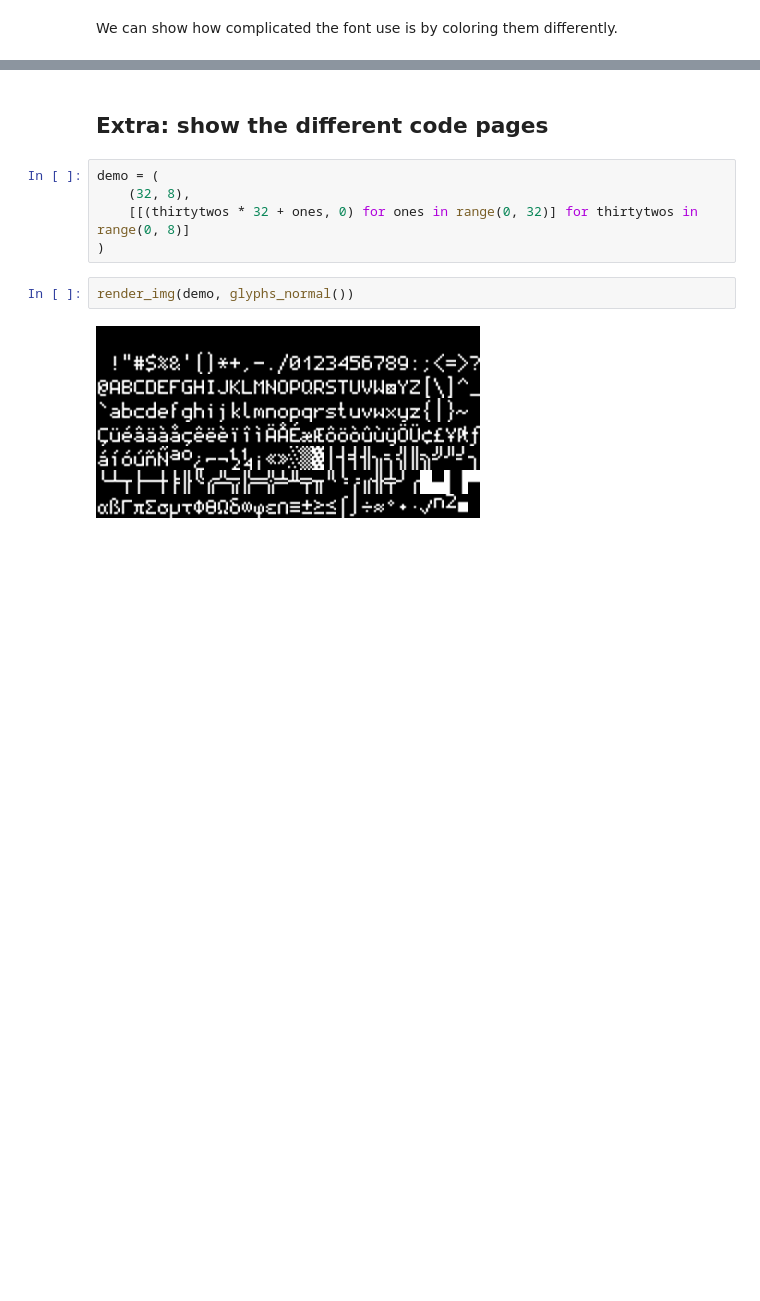
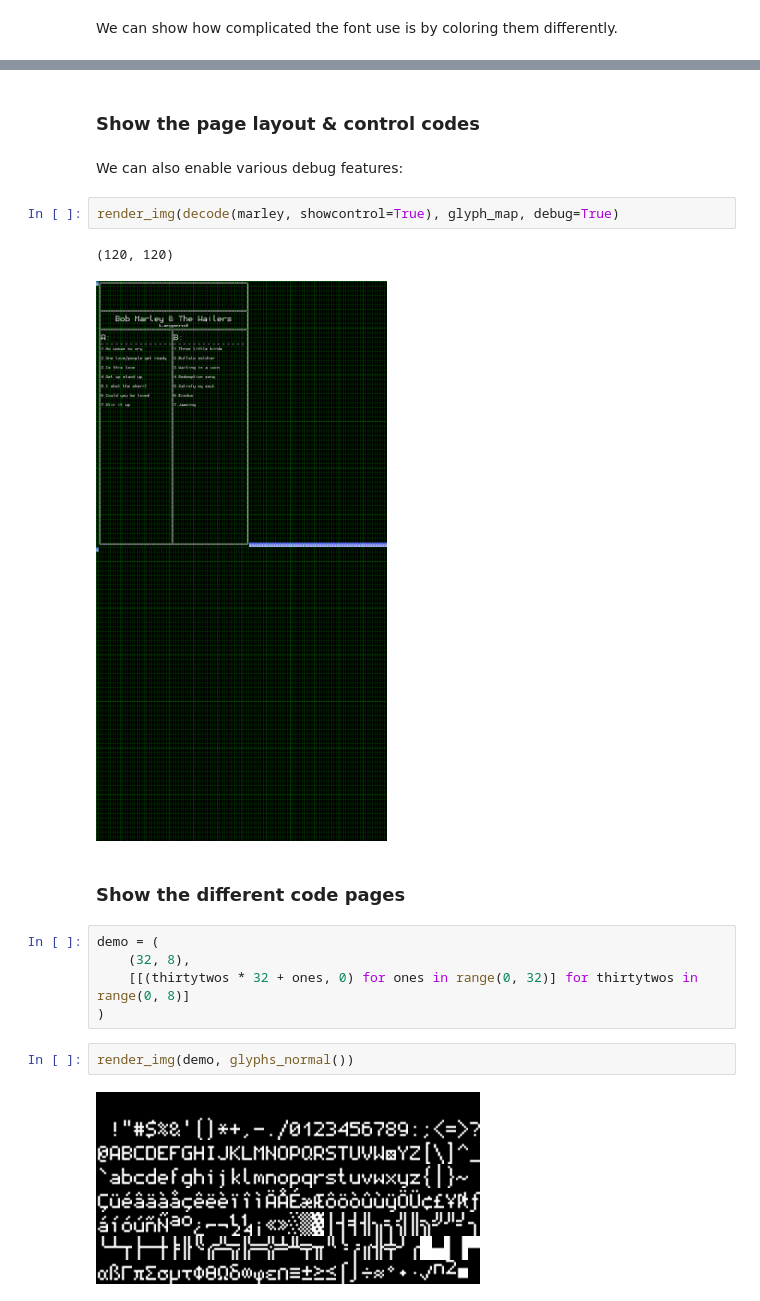
Before and after one commit to econandrew/hn_mystery_files, a Jupyter notebook: hn_mystery_files.ipynb, the cells around one changed output, grey strips where cells are left out. Drawn from its saved outputs; the diff is of its cells as text; blank space fills up the shorter version.

```diff
--- a/hn_mystery_files.ipynb
+++ b/hn_mystery_files.ipynb
@@ -420,7 +503,16 @@ render_img(decode(linen), glyphs_normal(), glyph_map_rainbow)
 # %% [output]
 [figure]
+# %% [markdown]
+### Show the page layout & control codes
+# %% [markdown]
+We can also enable various debug features:
+# %%
+render_img(decode(marley, showcontrol=True), glyph_map, debug=True)
+# %% [output]
+(120, 120)
+[figure, added]
 # %% [markdown]
-## Extra: show the different code pages
+### Show the different code pages
 # %%
 demo = (
     (32, 8),
```
Also changed, not shown: parts of 22 cells of this notebook, 17 other files.
